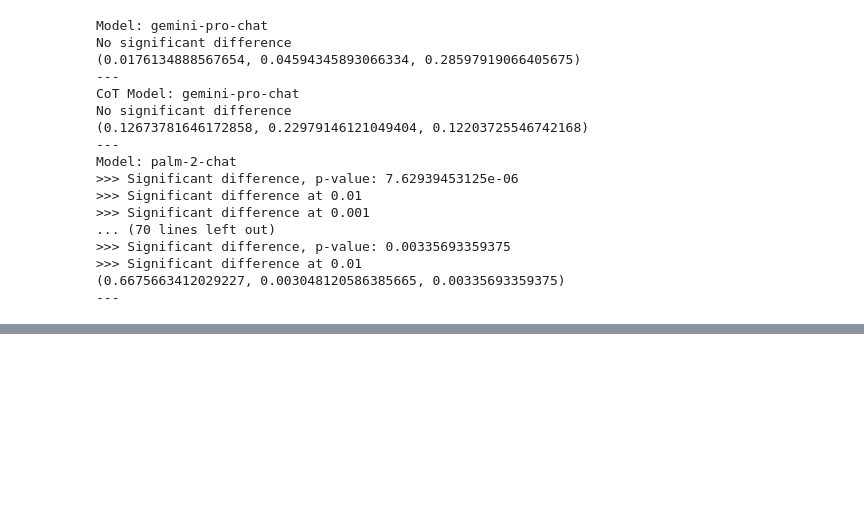
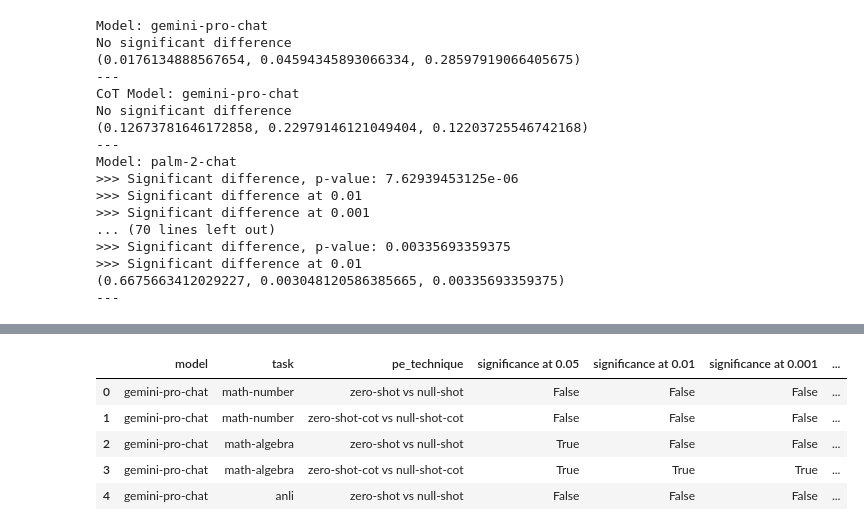
Before and after one commit to Pittawat2542/null-shot-results, a Jupyter notebook: analysis_code/4_stat_test.ipynb, the cells around one changed output, grey strips where cells are left out. Drawn from its saved outputs; the diff is of its cells as text; code cells hidden in the pictures; blank space fills up the shorter version.

Commit message:
feat: update breakdown stat tests

```diff
--- a/analysis_code/4_stat_test.ipynb
+++ b/analysis_code/4_stat_test.ipynb
@@ -150,0 +158,31 @@ Model: palm-2-chat
+# %%
+breakdown_data = {}
+for model_path in raw_result_path.iterdir():
+    if not model_path.is_dir():
+        continue
+    model = model_path.name
+    breakdown_data[model] = {}
+
+    for task_path in model_path.iterdir():
+        if not task_path.is_dir():
+            continue
+        task = task_path.name
+        breakdown_data[model][task] = {}
+
+        for pe_path in task_path.iterdir():
+            if not pe_path.is_dir():
+                continue
+            pe_technique = pe_path.name
+            breakdown_data[model][task][pe_technique] = []
+
+            for result_path in pe_path.iterdir():
+                if not result_path.is_file() or result_path.suffix != ".json" or result_path.stem == "summary":
+                    continue
+                with result_path.open() as f:
+                    result = json.load(f)
+
+                breakdown_data[model][task][pe_technique].append(1 if result["is_correct"] else 0)
+# %%
+breakdown_data_path = Path.cwd().parent / "analysis_results" / "breakdown_data.json"
+with breakdown_data_path.open("w") as f:
+    json.dump(breakdown_data, f)
@@ -150,0 +191,3 @@ Model: palm-2-chat
+# %%
+with breakdown_data_path.open() as f:
+    breakdown_data = json.load(f)
@@ -150,0 +271,12 @@ Model: palm-2-chat
+# %%
+breakdown_result_df = pd.DataFrame(breakdown_result_csv)
+breakdown_result_df.to_csv(Path.cwd().parent / "analysis_results" / "breakdown_result.csv")
+# %%
+breakdown_result_df.head()
+# %% [output]
+|  | model | task | pe_technique | significance at 0.05 | significance at 0.01 | significance at 0.001 | ... |
+| 0 | gemini-pro-chat | math-number | zero-shot vs null-shot | False | False | False | ... |
+| 1 | gemini-pro-chat | math-number | zero-shot-cot vs null-shot-cot | False | False | False | ... |
+| 2 | gemini-pro-chat | math-algebra | zero-shot vs null-shot | True | False | False | ... |
+| 3 | gemini-pro-chat | math-algebra | zero-shot-cot vs null-shot-cot | True | True | True | ... |
+| 4 | gemini-pro-chat | anli | zero-shot vs null-shot | False | False | False | ... |
```
Also changed, not shown: parts of 6 cells of this notebook, 2 other files.
